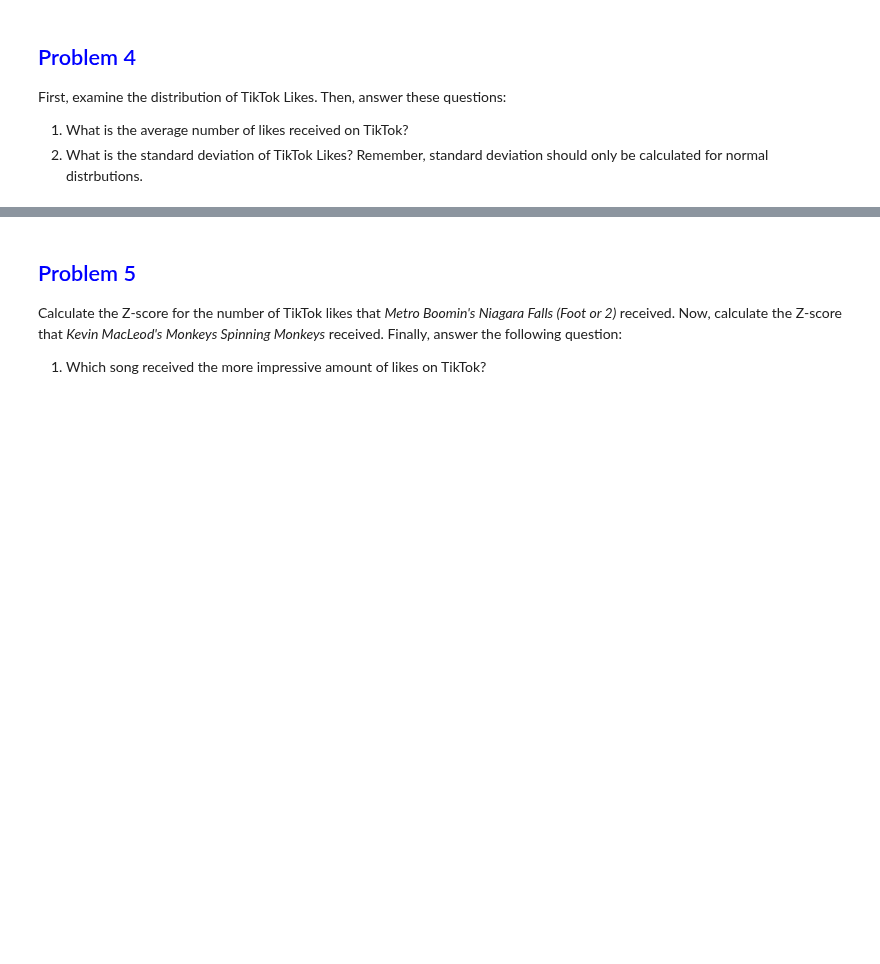
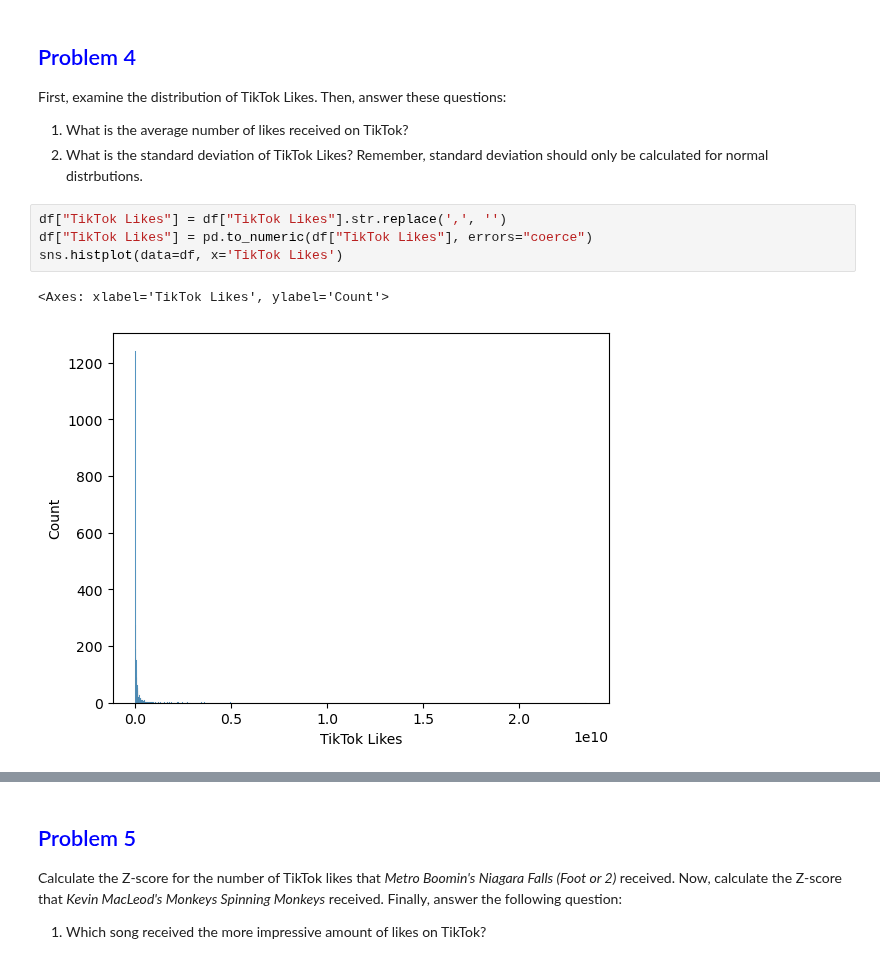
Before and after one commit to whoshilo/AI, a Jupyter notebook: Semester 1/Spotify/Problem Set - Transforming Data.ipynb, the cells around one changed output, grey strips where cells are left out. Drawn from its saved outputs; the diff is of its cells as text; blank space fills up the shorter version.

```diff
--- a/Semester 1/Spotify/Problem Set - Transforming Data.ipynb
+++ b/Semester 1/Spotify/Problem Set - Transforming Data.ipynb
@@ -100,4 +106,11 @@ First, examine the distribution of TikTok Likes. Then, answer these questions:
 
 1. What is the average number of likes received on TikTok?
 2. What is the standard deviation of TikTok Likes? Remember, standard deviation should only be calculated for normal distrbutions.
+# %%
+df["TikTok Likes"] = df["TikTok Likes"].str.replace(',', '')
+df["TikTok Likes"] = pd.to_numeric(df["TikTok Likes"], errors="coerce")
+sns.histplot(data=df, x='TikTok Likes')
+# %% [output]
+<Axes: xlabel='TikTok Likes', ylabel='Count'>
+[figure, added]
 # %%
```
Also changed, not shown: parts of 21 cells of this notebook.
